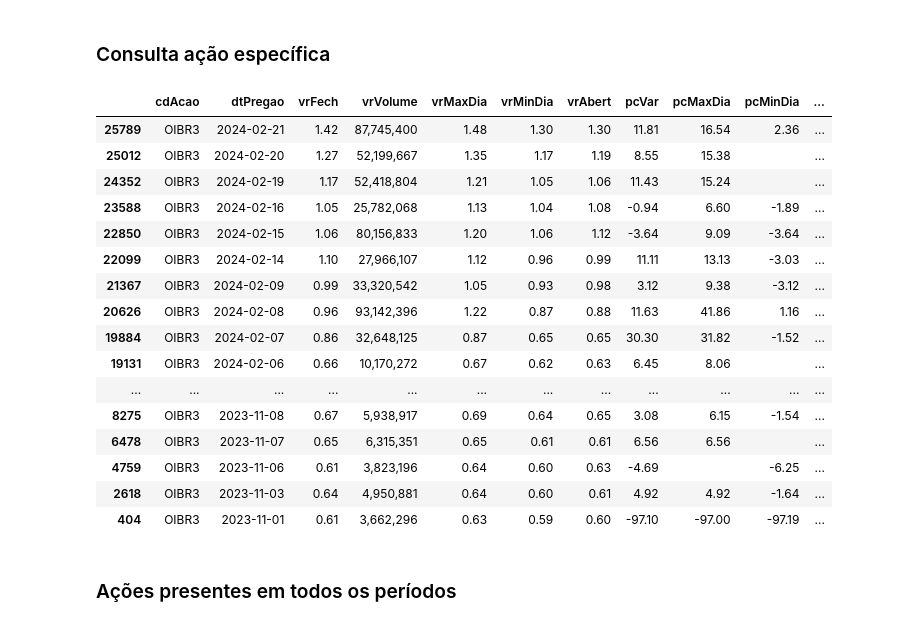
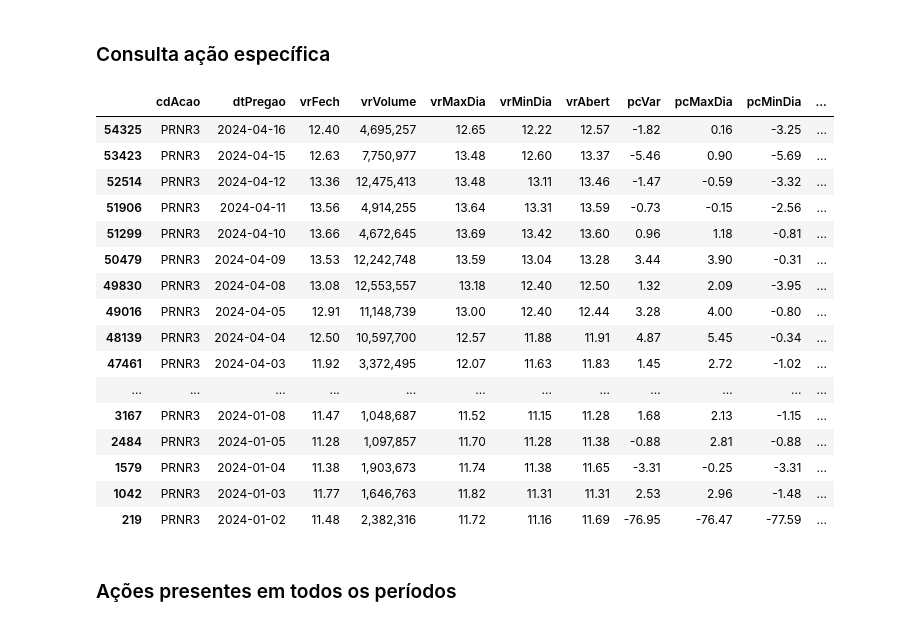
Before and after one commit to alexandre-esmeraldo/StockManager, a Jupyter notebook: StockManager_Processamento.ipynb, the cells around one changed output. Cells and saved outputs as stored; diff of their text form; code cells hidden in the pictures.

```diff
--- a/StockManager_Processamento.ipynb
+++ b/StockManager_Processamento.ipynb
@@ -25,8 +25,10 @@ pd.options.display.float_format = '{:,.2f}'.format
 from pacote.functions import *
 # %%
 ano = time.localtime().tm_year
+str_ano = f'A{ano}'
+
 if time.localtime().tm_mon < 3:
-    str_ano, str_nov_ant, str_dez_ant = f'A{ano}', f'M11{ano-1}', f'M12{ano-1}'
+    str_nov_ant, str_dez_ant = f'M11{ano-1}', f'M12{ano-1}'
     LISTA_ARQUIVOS = [str_ano, str_nov_ant, str_dez_ant]
 else:
     LISTA_ARQUIVOS = [str_ano]
@@ -172,25 +155,25 @@ printmd(f'**<div class={font_color}>Status {a}</div>**')
 # %% [markdown]
 ### Consulta ação específica
 # %%
-consulta_acao(df, "oibr3")
+consulta_acao(df, "PRNR3")
 # %% [output]
 |  | cdAcao | dtPregao | vrFech | vrVolume | vrMaxDia | vrMinDia | vrAbert | pcVar | pcMaxDia | pcMinDia | ... |
-| 25789 | OIBR3 | 2024-02-21 | 1.42 | 87,745,400 | 1.48 | 1.30 | 1.30 | 11.81 | 16.54 | 2.36 | ... |
-| 25012 | OIBR3 | 2024-02-20 | 1.27 | 52,199,667 | 1.35 | 1.17 | 1.19 | 8.55 | 15.38 |  | ... |
-| 24352 | OIBR3 | 2024-02-19 | 1.17 | 52,418,804 | 1.21 | 1.05 | 1.06 | 11.43 | 15.24 |  | ... |
-| 23588 | OIBR3 | 2024-02-16 | 1.05 | 25,782,068 | 1.13 | 1.04 | 1.08 | -0.94 | 6.60 | -1.89 | ... |
-| 22850 | OIBR3 | 2024-02-15 | 1.06 | 80,156,833 | 1.20 | 1.06 | 1.12 | -3.64 | 9.09 | -3.64 | ... |
-| 22099 | OIBR3 | 2024-02-14 | 1.10 | 27,966,107 | 1.12 | 0.96 | 0.99 | 11.11 | 13.13 | -3.03 | ... |
-| 21367 | OIBR3 | 2024-02-09 | 0.99 | 33,320,542 | 1.05 | 0.93 | 0.98 | 3.12 | 9.38 | -3.12 | ... |
-| 20626 | OIBR3 | 2024-02-08 | 0.96 | 93,142,396 | 1.22 | 0.87 | 0.88 | 11.63 | 41.86 | 1.16 | ... |
-| 19884 | OIBR3 | 2024-02-07 | 0.86 | 32,648,125 | 0.87 | 0.65 | 0.65 | 30.30 | 31.82 | -1.52 | ... |
-| 19131 | OIBR3 | 2024-02-06 | 0.66 | 10,170,272 | 0.67 | 0.62 | 0.63 | 6.45 | 8.06 |  | ... |
+| 54325 | PRNR3 | 2024-04-16 | 12.40 | 4,695,257 | 12.65 | 12.22 | 12.57 | -1.82 | 0.16 | -3.25 | ... |
+| 53423 | PRNR3 | 2024-04-15 | 12.63 | 7,750,977 | 13.48 | 12.60 | 13.37 | -5.46 | 0.90 | -5.69 | ... |
+| 52514 | PRNR3 | 2024-04-12 | 13.36 | 12,475,413 | 13.48 | 13.11 | 13.46 | -1.47 | -0.59 | -3.32 | ... |
+| 51906 | PRNR3 | 2024-04-11 | 13.56 | 4,914,255 | 13.64 | 13.31 | 13.59 | -0.73 | -0.15 | -2.56 | ... |
+| 51299 | PRNR3 | 2024-04-10 | 13.66 | 4,672,645 | 13.69 | 13.42 | 13.60 | 0.96 | 1.18 | -0.81 | ... |
+| 50479 | PRNR3 | 2024-04-09 | 13.53 | 12,242,748 | 13.59 | 13.04 | 13.28 | 3.44 | 3.90 | -0.31 | ... |
+| 49830 | PRNR3 | 2024-04-08 | 13.08 | 12,553,557 | 13.18 | 12.40 | 12.50 | 1.32 | 2.09 | -3.95 | ... |
+| 49016 | PRNR3 | 2024-04-05 | 12.91 | 11,148,739 | 13.00 | 12.40 | 12.44 | 3.28 | 4.00 | -0.80 | ... |
+| 48139 | PRNR3 | 2024-04-04 | 12.50 | 10,597,700 | 12.57 | 11.88 | 11.91 | 4.87 | 5.45 | -0.34 | ... |
+| 47461 | PRNR3 | 2024-04-03 | 11.92 | 3,372,495 | 12.07 | 11.63 | 11.83 | 1.45 | 2.72 | -1.02 | ... |
 | ... | ... | ... | ... | ... | ... | ... | ... | ... | ... | ... | ... |
-| 8275 | OIBR3 | 2023-11-08 | 0.67 | 5,938,917 | 0.69 | 0.64 | 0.65 | 3.08 | 6.15 | -1.54 | ... |
-| 6478 | OIBR3 | 2023-11-07 | 0.65 | 6,315,351 | 0.65 | 0.61 | 0.61 | 6.56 | 6.56 |  | ... |
-| 4759 | OIBR3 | 2023-11-06 | 0.61 | 3,823,196 | 0.64 | 0.60 | 0.63 | -4.69 |  | -6.25 | ... |
-| 2618 | OIBR3 | 2023-11-03 | 0.64 | 4,950,881 | 0.64 | 0.60 | 0.61 | 4.92 | 4.92 | -1.64 | ... |
-| 404 | OIBR3 | 2023-11-01 | 0.61 | 3,662,296 | 0.63 | 0.59 | 0.60 | -97.10 | -97.00 | -97.19 | ... |
+| 3167 | PRNR3 | 2024-01-08 | 11.47 | 1,048,687 | 11.52 | 11.15 | 11.28 | 1.68 | 2.13 | -1.15 | ... |
+| 2484 | PRNR3 | 2024-01-05 | 11.28 | 1,097,857 | 11.70 | 11.28 | 11.38 | -0.88 | 2.81 | -0.88 | ... |
+| 1579 | PRNR3 | 2024-01-04 | 11.38 | 1,903,673 | 11.74 | 11.38 | 11.65 | -3.31 | -0.25 | -3.31 | ... |
+| 1042 | PRNR3 | 2024-01-03 | 11.77 | 1,646,763 | 11.82 | 11.31 | 11.31 | 2.53 | 2.96 | -1.48 | ... |
+| 219 | PRNR3 | 2024-01-02 | 11.48 | 2,382,316 | 11.72 | 11.16 | 11.69 | -76.95 | -76.47 | -77.59 | ... |
 # %% [markdown]
 ### Ações presentes em todos os períodos
 # %%
```
Also changed, not shown: parts of 14 cells of this notebook.
